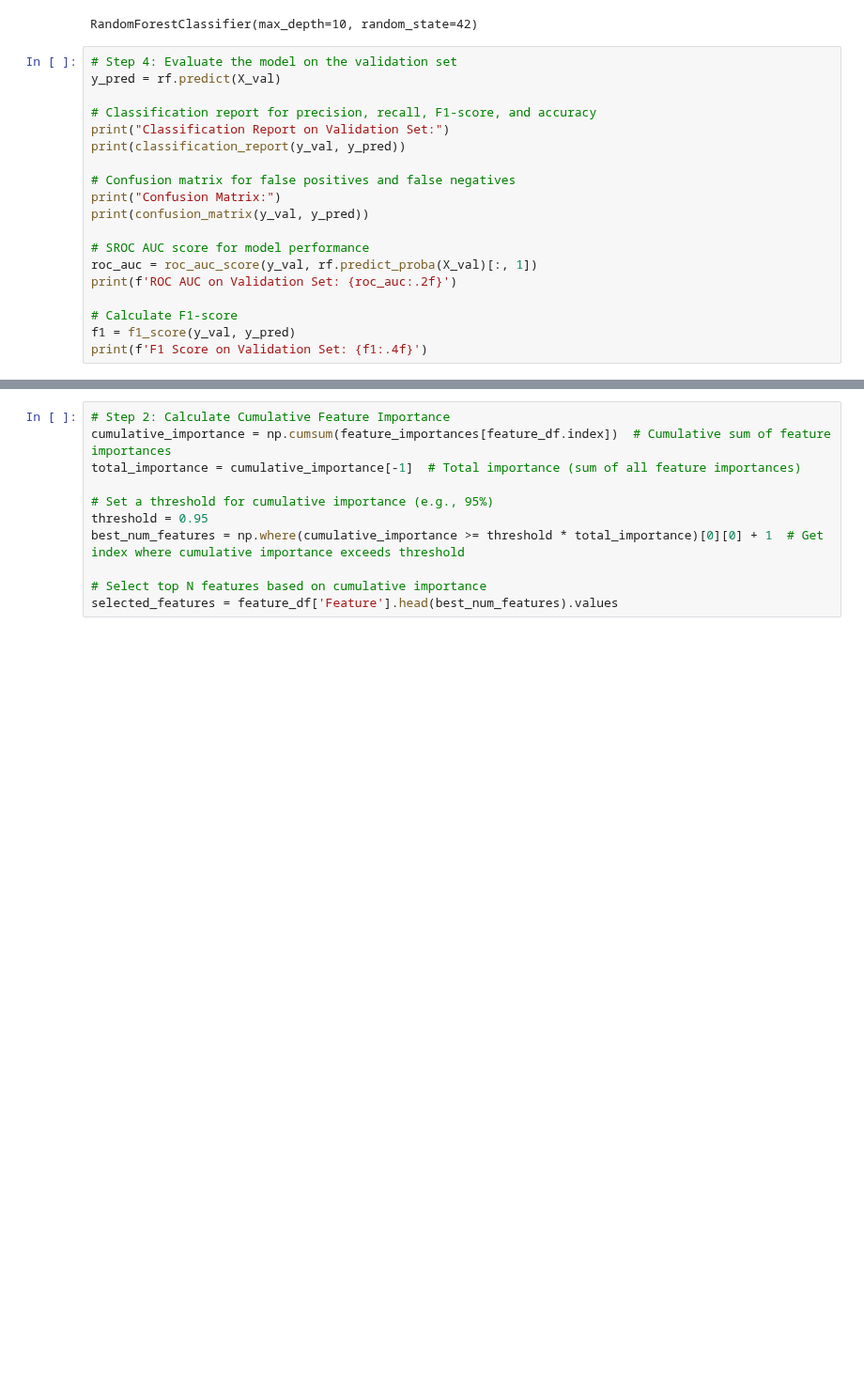
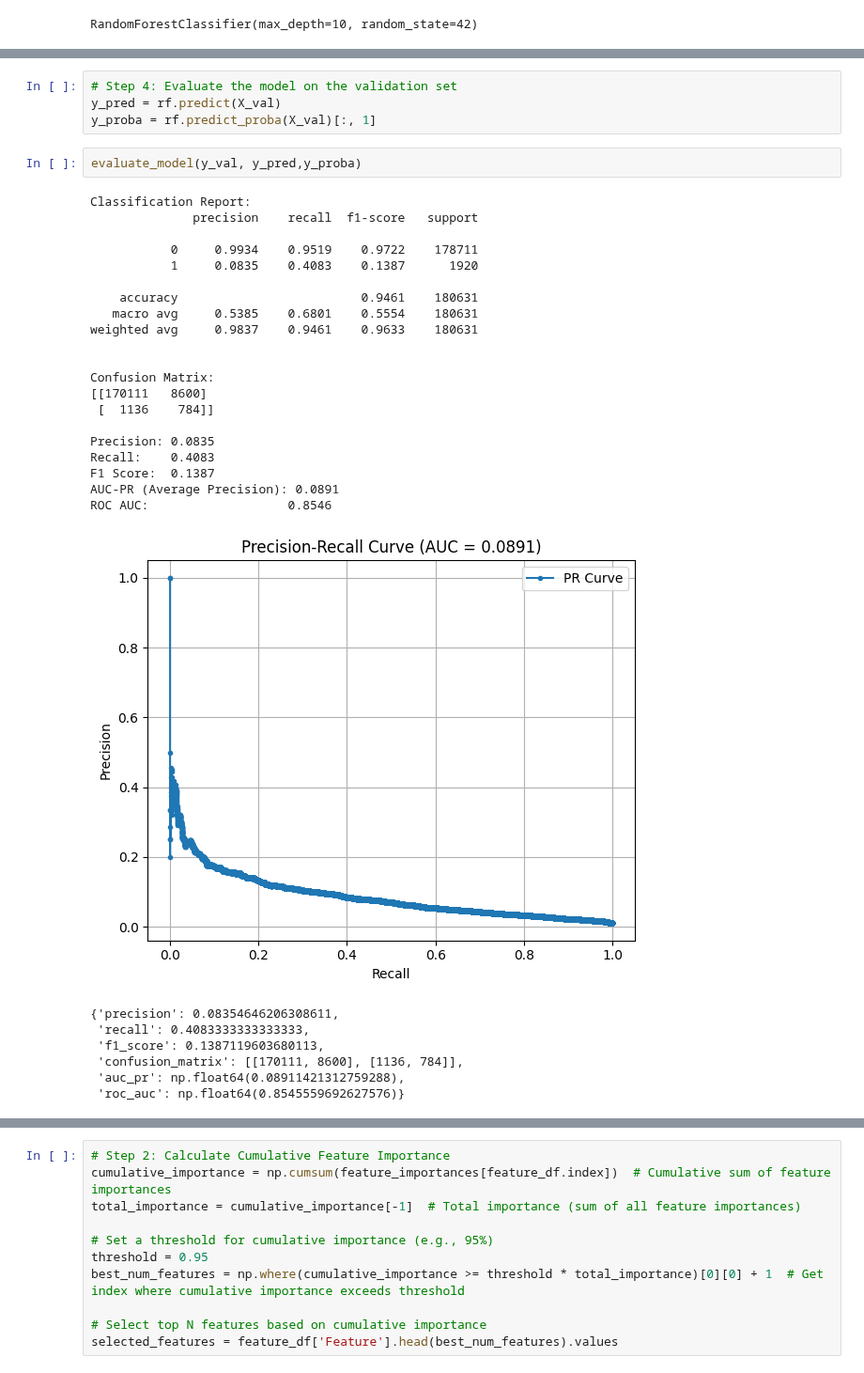
Before and after one commit to bernisschow/DSA4263-Business-and-Commerce-Fraud-Detection, a Jupyter notebook: notebooks/randomForestClassifier.ipynb, the cells around one changed output, grey strips where cells are left out. Shown at 94% size. Cells and saved outputs as stored; diff of their text form; blank space fills up the shorter version.

```diff
--- a/notebooks/randomForestClassifier.ipynb
+++ b/notebooks/randomForestClassifier.ipynb
@@ -36,22 +36,3 @@ rf = RandomForestClassifier(n_estimators=100, max_depth=10, random_state=42)
 rf.fit(X_train, y_train)
 # %% [output]
 RandomForestClassifier(max_depth=10, random_state=42)
-# %%
-# Step 4: Evaluate the model on the validation set
-y_pred = rf.predict(X_val)
-
-# Classification report for precision, recall, F1-score, and accuracy
-print("Classification Report on Validation Set:")
-print(classification_report(y_val, y_pred))
-
-# Confusion matrix for false positives and false negatives
-print("Confusion Matrix:")
-print(confusion_matrix(y_val, y_pred))
-
-# SROC AUC score for model performance
-roc_auc = roc_auc_score(y_val, rf.predict_proba(X_val)[:, 1])
-print(f'ROC AUC on Validation Set: {roc_auc:.2f}')
-
-# Calculate F1-score
-f1 = f1_score(y_val, y_pred)
-print(f'F1 Score on Validation Set: {f1:.4f}')
@@ -74,3 +88,37 @@ F1 Score on Validation Set: 0.1387
+# %%
+# Step 4: Evaluate the model on the validation set
+y_pred = rf.predict(X_val)
+y_proba = rf.predict_proba(X_val)[:, 1]
+# %%
+evaluate_model(y_val, y_pred,y_proba)
+# %% [output]
+Classification Report:
+              precision    recall  f1-score   support
+
+           0     0.9934    0.9519    0.9722    178711
+           1     0.0835    0.4083    0.1387      1920
+
+    accuracy                         0.9461    180631
+   macro avg     0.5385    0.6801    0.5554    180631
+weighted avg     0.9837    0.9461    0.9633    180631
+
+
+Confusion Matrix:
+[[170111   8600]
+ [  1136    784]]
+
+Precision: 0.0835
+Recall:    0.4083
+F1 Score:  0.1387
+AUC-PR (Average Precision): 0.0891
+ROC AUC:                   0.8546
+[figure, added]
+{'precision': 0.08354646206308611,
+ 'recall': 0.4083333333333333,
+ 'f1_score': 0.1387119603680113,
+ 'confusion_matrix': [[170111, 8600], [1136, 784]],
+ 'auc_pr': np.float64(0.08911421312759288),
+ 'roc_auc': np.float64(0.8545559692627576)}
 # %%
 # Step 8: Plot ROC curve for the model's performance on Train vs. Test (Validation)
 # Get the probabilities for the positive class (fraud)
```
Also changed, not shown: parts of 35 cells of this notebook.
